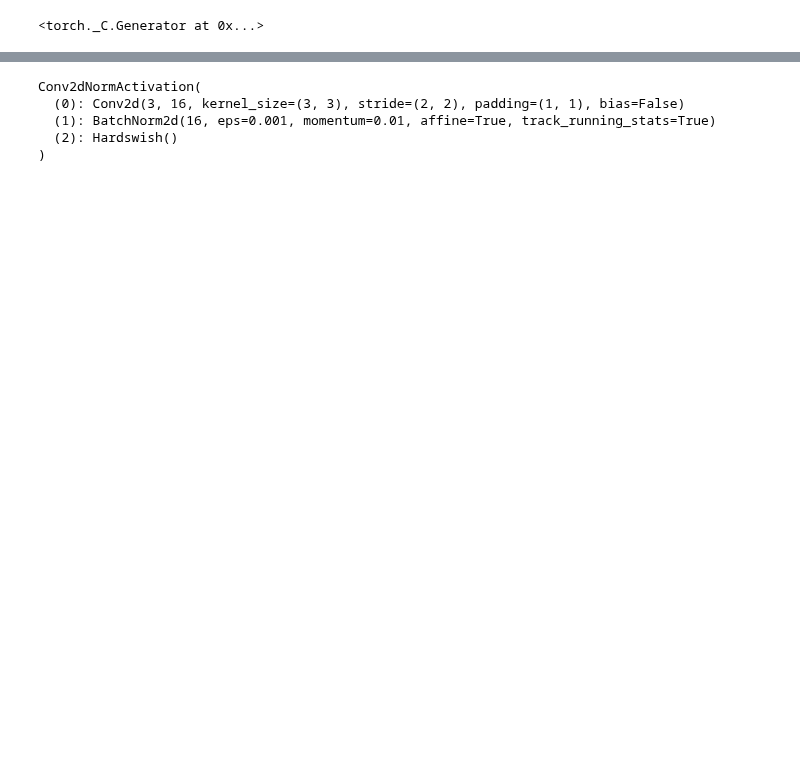
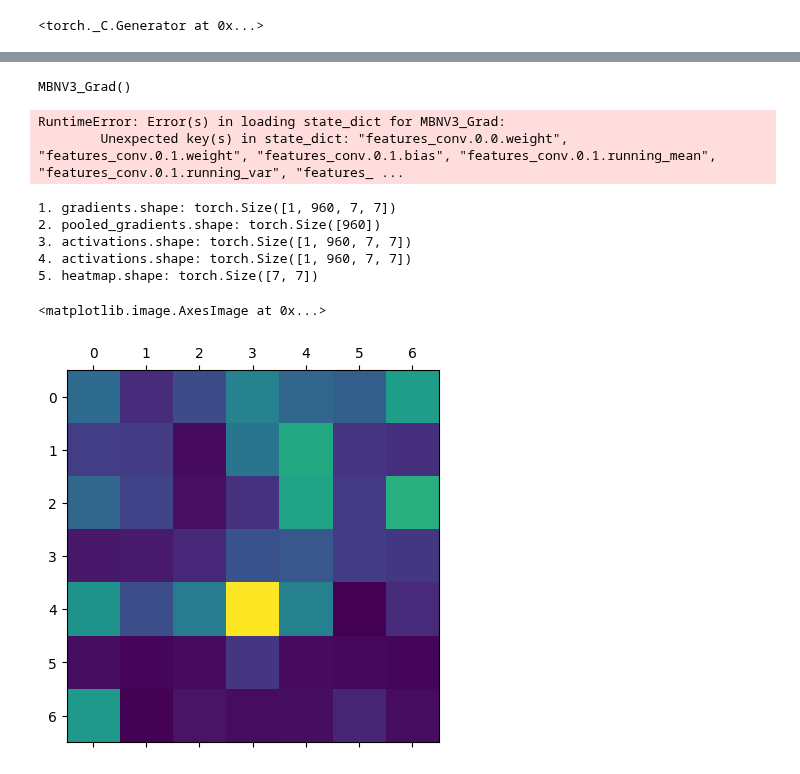
Before and after one commit to leothesouthafrican/Thesis, a Jupyter notebook: notebooks/CBAM.ipynb, the cells around one changed output, grey strips where cells are left out. Saved outputs shown, nothing was run; the diff lists cells and outputs as text; code cells hidden in the pictures; blank space fills up the shorter version.

```diff
--- a/notebooks/CBAM.ipynb
+++ b/notebooks/CBAM.ipynb
@@ -93,7 +90,7 @@ Clipping input data to the valid range for imshow with RGB data ([0..1] for floa
 # %%
 #build the model
 
-model = load_model(model.build(), prms["model_save_path"]) if prms["load_model"] else model.build([11])
+model = load_model(model.build(), prms["model_save_path"]) if prms["load_model"] else model.build()
 
 # Loss and optimizer
 criterion = nn.CrossEntropyLoss().to(prms["device"])
@@ -221,8 +140,0 @@ ValueError: axes don't match array
-# %%
-model.features[0]
-# %% [output]
-Conv2dNormActivation(
-  (0): Conv2d(3, 16, kernel_size=(3, 3), stride=(2, 2), padding=(1, 1), bias=False)
-  (1): BatchNorm2d(16, eps=0.001, momentum=0.01, affine=True, track_running_stats=True)
-  (2): Hardswish()
-)
@@ -228,0 +271,64 @@ Conv2dNormActivation(
+# %%
+model_grad = MBNV3_Grad("large", None, 50)
+model_grad
+# %% [output]
+MBNV3_Grad()
+# %%
+#load the state dict
+model_grad.load_state_dict(torch.load("/Users/leo/Desktop/Thesis/notebooks/output/CBAM_faces_50.pth"))
+
+model.eval()
+
+img, _ = test_data[0]
+
+img = img.unsqueeze(0)
+
+pred = model_grad(img)
+
+argmax = pred[0].argmax()
+
+print(argmax)
+# %% [output]
+RuntimeError: Error(s) in loading state_dict for MBNV3_Grad:
+        Unexpected key(s) in state_dict: "features_conv.0.0.weight", "features_conv.0.1.weight", "features_conv.0.1.bias", "features_conv.0.1.running_mean", "features_conv.0.1.running_var", "features_ ...
+# %%
+# get the gradient of the output with respect to the parameters of the model
+pred[argmax].backward()
+# pull the gradients out of the model
+gradients = model_grad.get_activations_gradient()
+print(f"1. gradients.shape: {gradients.shape}")
+
+# pool the gradients across the channels
+pooled_gradients = torch.mean(gradients, dim=[0, 2, 3])
+print(f"2. pooled_gradients.shape: {pooled_gradients.shape}")
+
+# get the activations of the last convolutional layer
+activations = model_grad.get_activations(img).detach()
+print(f"3. activations.shape: {activations.shape}")
+
+# weight the channels by corresponding gradients
+for i in range(576):
+    activations[:, i, :, :] *= pooled_gradients[i]
+
+print(f"4. activations.shape: {activations.shape}")
+
+# average the channels of the activations
+heatmap = torch.mean(activations, dim=1).squeeze()
+
+#convert to numpy
+heatmap = torch.maximum(heatmap, torch.tensor(0.))
+print(f"5. heatmap.shape: {heatmap.shape}")
+
+# normalize the heatmap
+heatmap /= torch.max(heatmap)
+
+# draw the heatmap
+plt.matshow(heatmap.squeeze())
+# %% [output]
+1. gradients.shape: torch.Size([1, 960, 7, 7])
+2. pooled_gradients.shape: torch.Size([960])
+3. activations.shape: torch.Size([1, 960, 7, 7])
+4. activations.shape: torch.Size([1, 960, 7, 7])
+5. heatmap.shape: torch.Size([7, 7])
+<matplotlib.image.AxesImage at 0x...>
+[figure, added]
```
Also changed, not shown: parts of 15 cells of this notebook, 6 other files.
